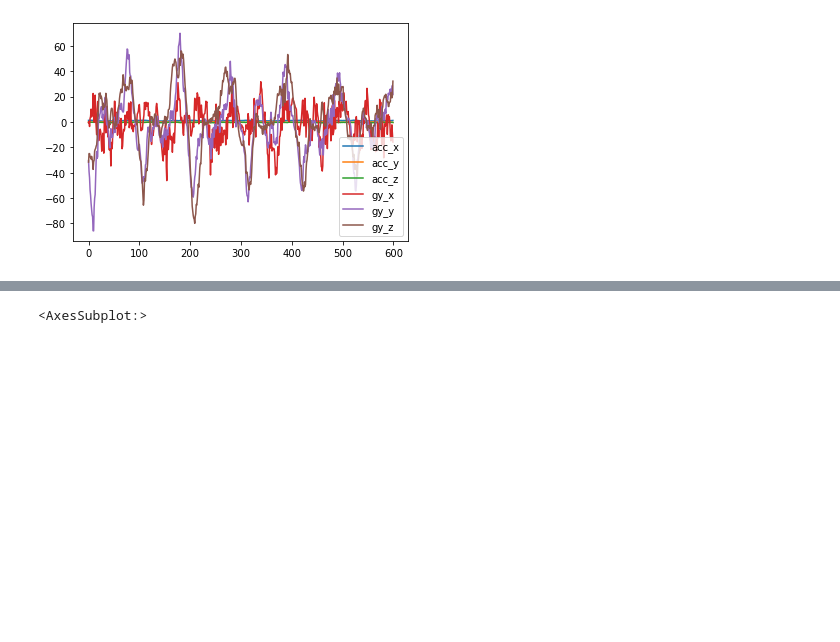
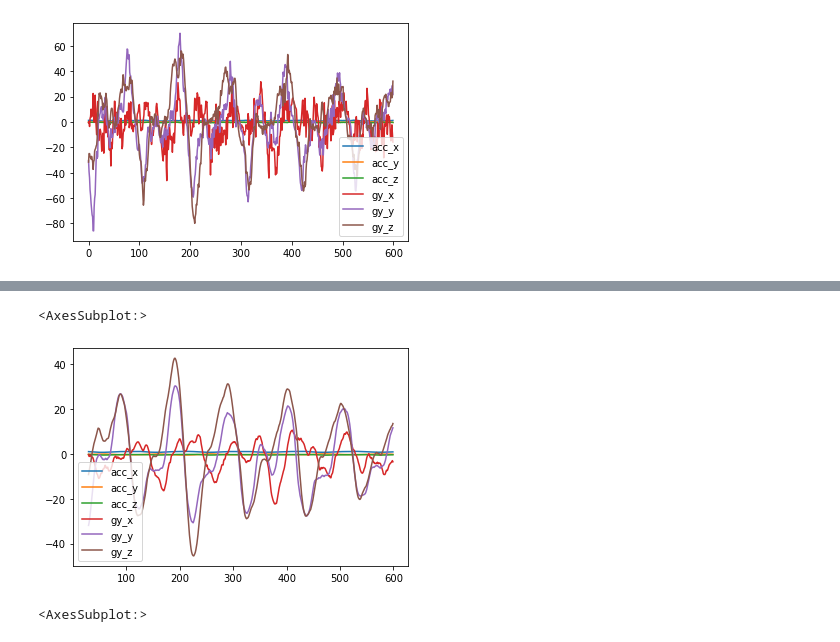
Before and after one commit to newave986/AI-Study, a Jupyter notebook: DACON_235689/baseline_code.ipynb, the cells around one changed output, grey strips where cells are left out. Drawn from its saved outputs; the diff is of its cells as text; code cells hidden in the pictures; blank space fills up the shorter version.

```diff
--- a/DACON_235689/baseline_code.ipynb
+++ b/DACON_235689/baseline_code.ipynb
@@ -68,3 +74,9 @@ ex.iloc[:,2:].plot()
+# %%
+ex_mean = ex.rolling(window = 30).mean()
+ex_mean.iloc[:, 2:].plot()
+# %% [output]
+<AxesSubplot:>
+[figure, added]
 # %%
 ex=train[train['id']==1]
 ex.iloc[:,2:].plot()
```
Also changed, not shown: parts of 7 cells of this notebook.
